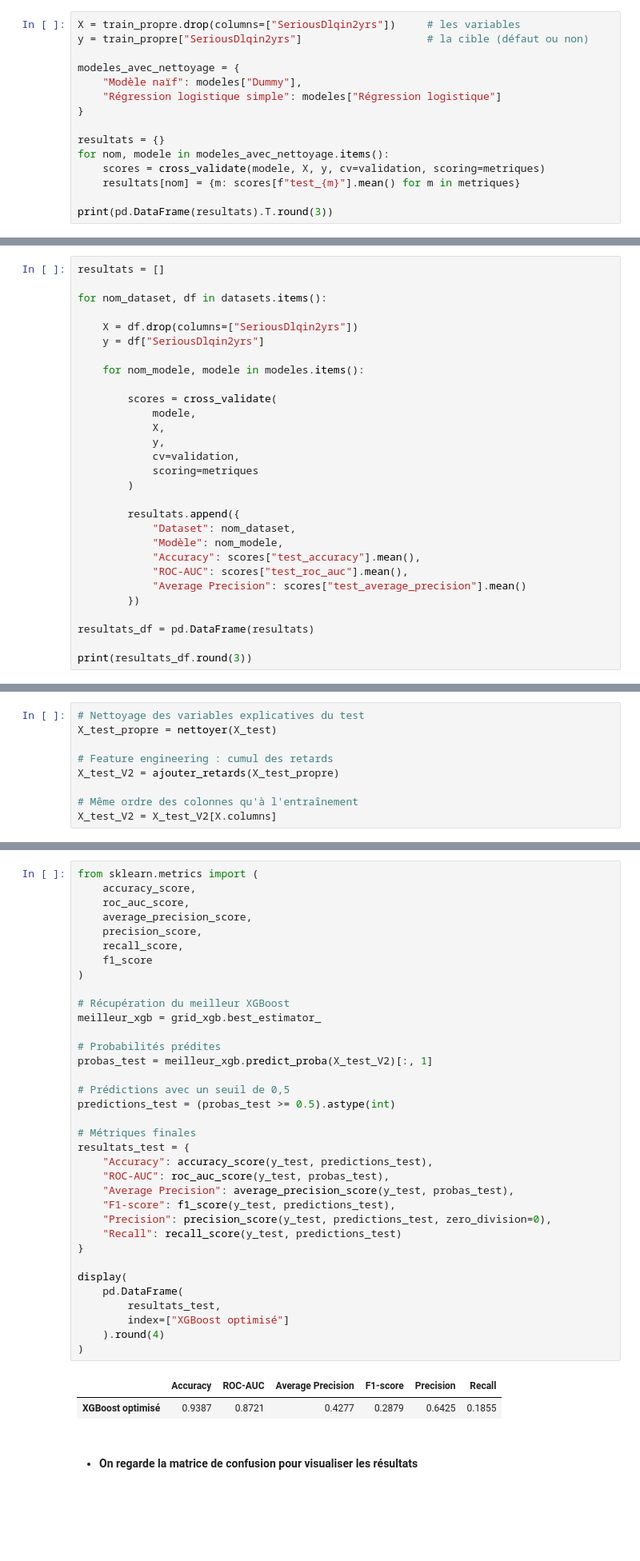
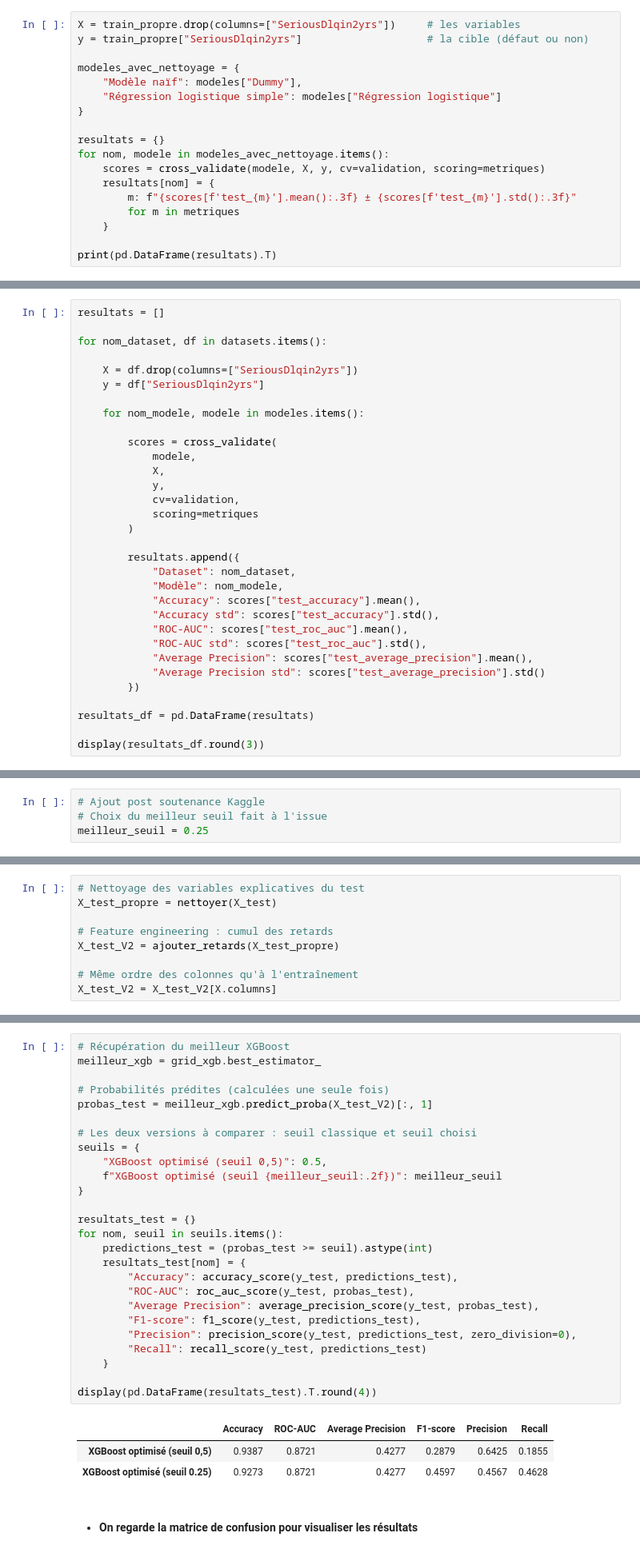
Before and after one commit to EkaterinaBabenko/ML_kaggle, a Jupyter notebook: credits/GiveMeSomeCredit/credits.ipynb, the cells around one changed output, grey strips where cells are left out. Shown at 80% size. Drawn from its saved outputs; the diff is of its cells as text; blank space fills up the shorter version.

```diff
--- a/credits/GiveMeSomeCredit/credits.ipynb
+++ b/credits/GiveMeSomeCredit/credits.ipynb
@@ -576,7 +582,10 @@ modeles_avec_nettoyage = {
 resultats = {}
 for nom, modele in modeles_avec_nettoyage.items():
     scores = cross_validate(modele, X, y, cv=validation, scoring=metriques)
-    resultats[nom] = {m: scores[f"test_{m}"].mean() for m in metriques}
+    resultats[nom] = {
+        m: f"{scores[f'test_{m}'].mean():.3f} ± {scores[f'test_{m}'].std():.3f}"
+        for m in metriques
+    }
 
-print(pd.DataFrame(resultats).T.round(3))
+print(pd.DataFrame(resultats).T)
 # %% [output]
@@ -736,11 +744,14 @@ for nom_dataset, df in datasets.items():
             "Dataset": nom_dataset,
             "Modèle": nom_modele,
             "Accuracy": scores["test_accuracy"].mean(),
+            "Accuracy std": scores["test_accuracy"].std(),
             "ROC-AUC": scores["test_roc_auc"].mean(),
-            "Average Precision": scores["test_average_precision"].mean()
+            "ROC-AUC std": scores["test_roc_auc"].std(),
+            "Average Precision": scores["test_average_precision"].mean(),
+            "Average Precision std": scores["test_average_precision"].std()
         })
 
 resultats_df = pd.DataFrame(resultats)
 
-print(resultats_df.round(3))
+display(resultats_df.round(3))
 # %% [output]
@@ -795,3 +874,7 @@ plt.show()
+# %%
+# Ajout post soutenance Kaggle
+# Choix du meilleur seuil fait à l'issue
+meilleur_seuil = 0.25
 # %% [markdown]
 ## 7. Optimisation du XG Boost
 
@@ -867,41 +1001,33 @@ X_test_V2 = X_test_V2[X.columns]
 # %%
-from sklearn.metrics import (
-    accuracy_score,
-    roc_auc_score,
-    average_precision_score,
-    precision_score,
-    recall_score,
-    f1_score
-)
-
 # Récupération du meilleur XGBoost
 meilleur_xgb = grid_xgb.best_estimator_
 
-# Probabilités prédites
+# Probabilités prédites (calculées une seule fois)
 probas_test = meilleur_xgb.predict_proba(X_test_V2)[:, 1]
 
-# Prédictions avec un seuil de 0,5
-predictions_test = (probas_test >= 0.5).astype(int)
-
-# Métriques finales
-resultats_test = {
-    "Accuracy": accuracy_score(y_test, predictions_test),
-    "ROC-AUC": roc_auc_score(y_test, probas_test),
-    "Average Precision": average_precision_score(y_test, probas_test),
-    "F1-score": f1_score(y_test, predictions_test),
-    "Precision": precision_score(y_test, predictions_test, zero_division=0),
-    "Recall": recall_score(y_test, predictions_test)
+# Les deux versions à comparer : seuil classique et seuil choisi
+seuils = {
+    "XGBoost optimisé (seuil 0,5)": 0.5,
+    f"XGBoost optimisé (seuil {meilleur_seuil:.2f})": meilleur_seuil
 }
 
-display(
-    pd.DataFrame(
-        resultats_test,
-        index=["XGBoost optimisé"]
-    ).round(4)
-)
+resultats_test = {}
+for nom, seuil in seuils.items():
+    predictions_test = (probas_test >= seuil).astype(int)
+    resultats_test[nom] = {
+        "Accuracy": accuracy_score(y_test, predictions_test),
+        "ROC-AUC": roc_auc_score(y_test, probas_test),
+        "Average Precision": average_precision_score(y_test, probas_test),
+        "F1-score": f1_score(y_test, predictions_test),
+        "Precision": precision_score(y_test, predictions_test, zero_division=0),
+        "Recall": recall_score(y_test, predictions_test)
+    }
+
+display(pd.DataFrame(resultats_test).T.round(4))
 # %% [output]
 |  | Accuracy | ROC-AUC | Average Precision | F1-score | Precision | Recall |
-| XGBoost optimisé | 0.9387 | 0.8721 | 0.4277 | 0.2879 | 0.6425 | 0.1855 |
+| XGBoost optimisé (seuil 0,5) | 0.9387 | 0.8721 | 0.4277 | 0.2879 | 0.6425 | 0.1855 |
+| XGBoost optimisé (seuil 0.25) | 0.9273 | 0.8721 | 0.4277 | 0.4597 | 0.4567 | 0.4628 |
 # %% [markdown]
 * #### On regarde la matrice de confusion pour visualiser les résultats
 # %%
```
Also changed, not shown: parts of 28 cells of this notebook.
